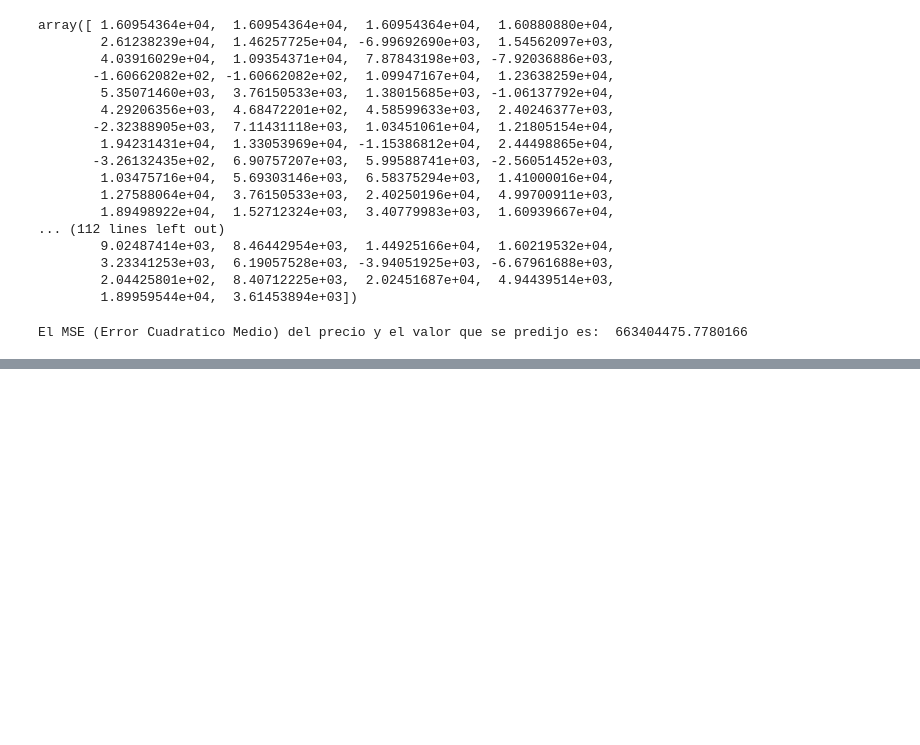
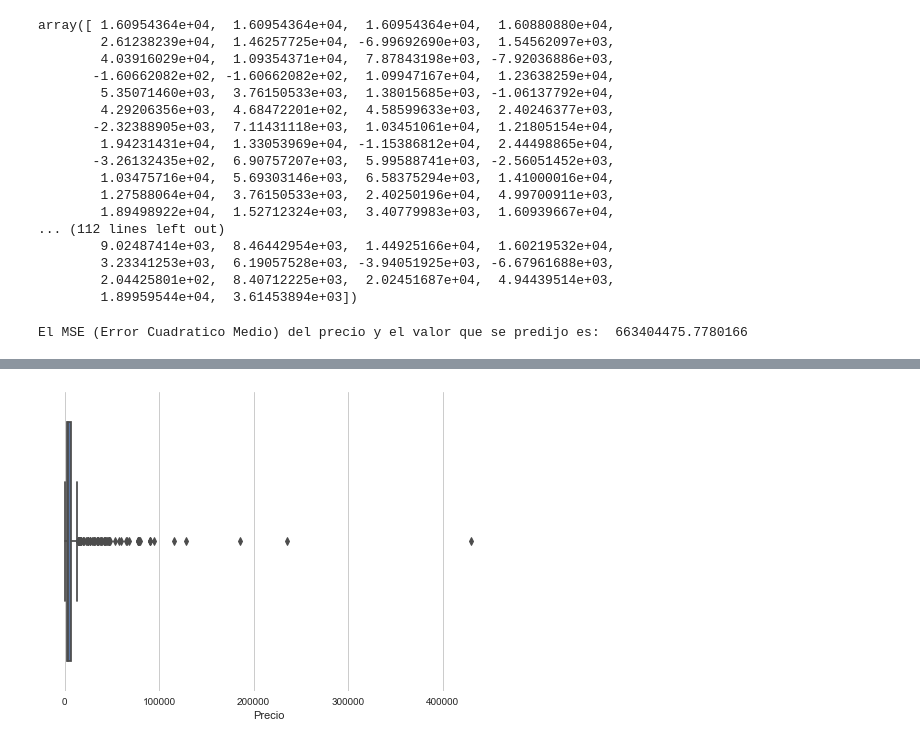
Before and after one commit to NestorDiazDataSC/Analisis_de_Datos, a Jupyter notebook: Argentina_Cars/argentina_cars.ipynb, the cells around one changed output, grey strips where cells are left out. Drawn from its saved outputs; the diff is of its cells as text; code cells hidden in the pictures; blank space fills up the shorter version.

```diff
--- a/Argentina_Cars/argentina_cars.ipynb
+++ b/Argentina_Cars/argentina_cars.ipynb
@@ -607,0 +626,7 @@ Por lo que se ve, mejora pero no lo suficiente para utilizar este modelo de regr
+# %%
+# Ahora con los valores de la columna "Precio". Aca tambien grafico para ver los outliers de la columna "Precios", estos son
+# todos los puntos fuera del grafico (fuera del diagrama de caja).
+sns.boxplot(x=df['Precio'])
+plt.show()
+# %% [output]
+[figure, added]
```
Also changed, not shown: parts of 19 cells of this notebook.
